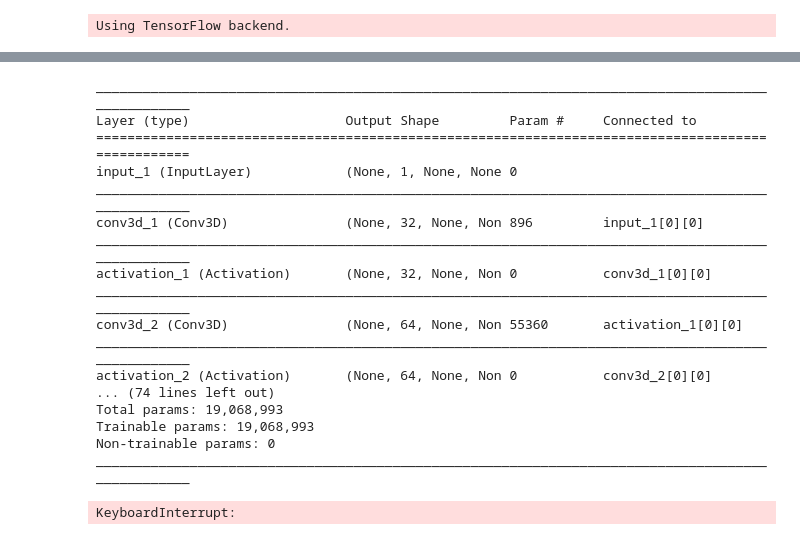
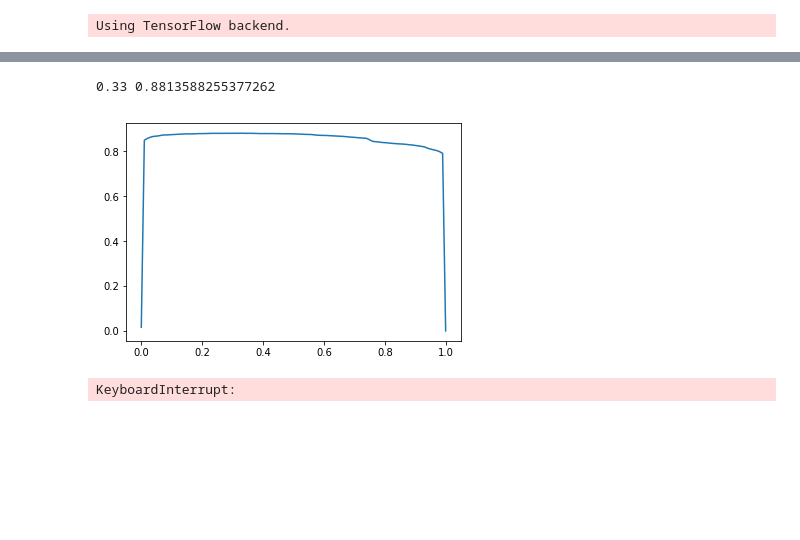
Before and after one commit to Skycocoo/MS-Lesion-Segmentation, a Jupyter notebook: Test_weight_merge.ipynb, the cells around one changed output, grey strips where cells are left out. Drawn from its saved outputs; the diff is of its cells as text; code cells hidden in the pictures; blank space fills up the shorter version.

Commit message:
Need to fix model

```diff
--- a/Test_weight_merge.ipynb
+++ b/Test_weight_merge.ipynb
@@ -103,3 +103,27 @@ print(len(result))
+# %%
+
+image = []
+target = []
+result = []
+indices = []
+shape = []
+fold_index = 0
+for i in d.valid_index:
+    j = d.valid_index[i][fold_index]
+    indices.append(d.patch_index[i][j])
+    shape.append(d.data[i][j][0].shape)
+    for ind in range(d.patch_index[i][j].shape[0]):
+        patch = d.patch_index[i][j][ind]
+        image_i = np.expand_dims(d.data[i][j][0][patch[0]:patch[0]+d.patch_size[0],
+                         patch[1]:patch[1]+d.patch_size[1],
+                         patch[2]:patch[2]+d.patch_size[2]], axis=0)
+        target_i = np.expand_dims(d.data[i][j][1][patch[0]:patch[0]+d.patch_size[0],
+                         patch[1]:patch[1]+d.patch_size[1],
+                         patch[2]:patch[2]+d.patch_size[2]], axis=0)
+        image.append(image_i)
+        target.append(target_i)
+        result.append(model.predict([image_i[None, :]]))
+    break
 # %%
 # weight pixel based on distance to boundary
 # draw dice vs threashold => get best threashold
@@ -151,23 +179,23 @@ print(K.eval(dice_coefficient(merge_target, merge_result)))
-# %%
-model.summary()
-# %% [output]
-__________________________________________________________________________________________________
-Layer (type)                    Output Shape         Param #     Connected to
-==================================================================================================
-input_1 (InputLayer)            (None, 1, None, None 0
-__________________________________________________________________________________________________
-conv3d_1 (Conv3D)               (None, 32, None, Non 896         input_1[0][0]
-__________________________________________________________________________________________________
-activation_1 (Activation)       (None, 32, None, Non 0           conv3d_1[0][0]
-__________________________________________________________________________________________________
-conv3d_2 (Conv3D)               (None, 64, None, Non 55360       activation_1[0][0]
-__________________________________________________________________________________________________
-activation_2 (Activation)       (None, 64, None, Non 0           conv3d_2[0][0]
-... (74 lines left out)
-Total params: 19,068,993
-Trainable params: 19,068,993
-Non-trainable params: 0
-__________________________________________________________________________________________________
+# %%
+def dice(y_true, y_pred, smooth=1.):
+    y_true_f = np.array(y_true).flatten()
+    y_pred_f = np.array(y_pred).flatten()
+    intersection = np.sum(y_true_f * y_pred_f)
+    # tensorflow computation graph: will not configure print as one of the graph, unless using tf.Print()
+    return (2.*intersection+smooth) / (np.sum(y_true_f)+np.sum(y_pred_f)+smooth)
+# print(dice(merge_target, merge_result>0.02))
+
+it = np.arange(0, 1.01, 0.01)
+dice_thre = []
+for i in it:
+    dice_thre.append(dice(merge_target, merge_result>i))
+#     i += gap
+# %%
+plt.plot(it, dice_thre)
+print(it[np.argmax(dice_thre)], dice_thre[np.argmax(dice_thre)])
+# %% [output]
+0.33 0.8813588255377262
+[figure, added]
 # %%
 valid_generator = DataGenerator(d.data, d.patch_index, d.kfold, d.batch_size,
                                 d.patch_size, d.patch_gap, d.valid_index, False)
```
Also changed, not shown: parts of 7 cells of this notebook, 12 other files.
